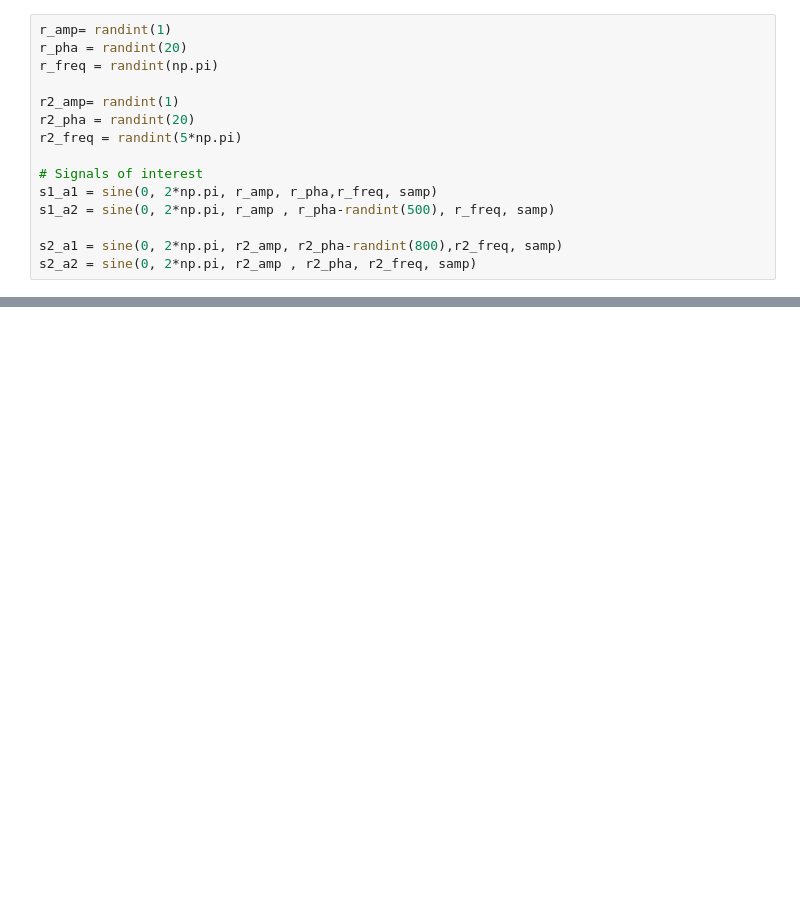
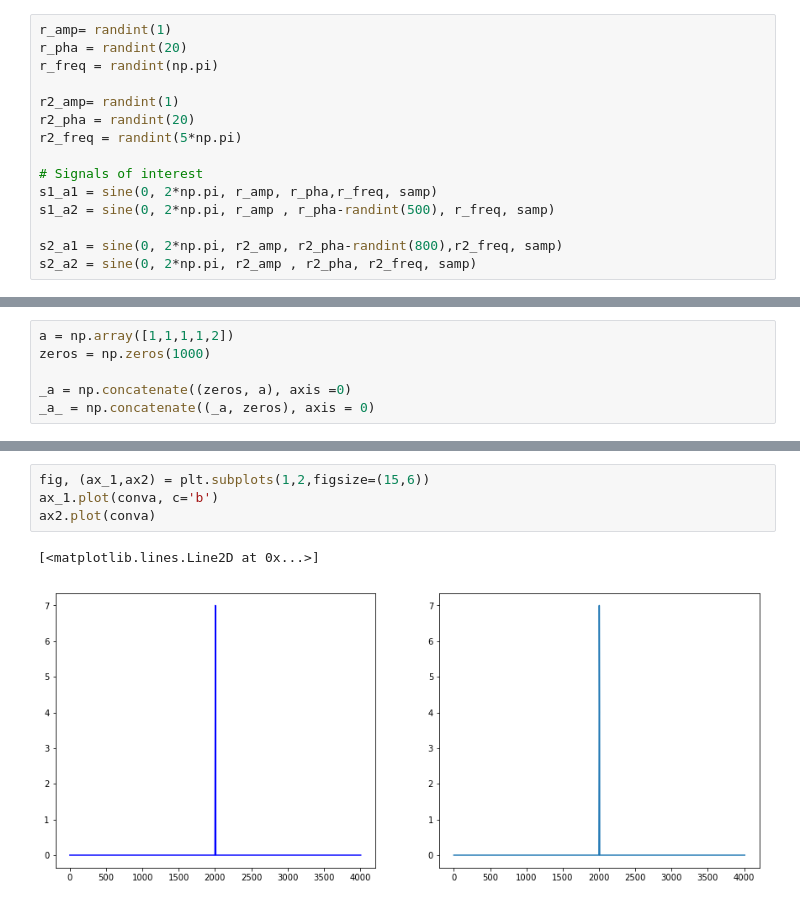
Before and after one commit to jeffralyjz/SkyNoise, a Jupyter notebook: SmallTask2.ipynb, the cells around one changed output, grey strips where cells are left out. Cells and saved outputs as stored; diff of their text form; blank space fills up the shorter version.

```diff
--- a/SmallTask2.ipynb
+++ b/SmallTask2.ipynb
@@ -114,0 +120,6 @@ NameError: name 'vn1convvn2' is not defined
+# %%
+a = np.array([1,1,1,1,2])
+zeros = np.zeros(1000)
+
+_a = np.concatenate((zeros, a), axis =0)
+_a_ = np.concatenate((_a, zeros), axis = 0)
@@ -114,0 +134,7 @@ NameError: name 'vn1convvn2' is not defined
+# %%
+fig, (ax_1,ax2) = plt.subplots(1,2,figsize=(15,6))
+ax_1.plot(conva, c='b')
+ax2.plot(conva)
+# %% [output]
+[<matplotlib.lines.Line2D at 0x...>]
+[figure, added]
```
Also changed, not shown: parts of 8 cells of this notebook, 2 other files.
